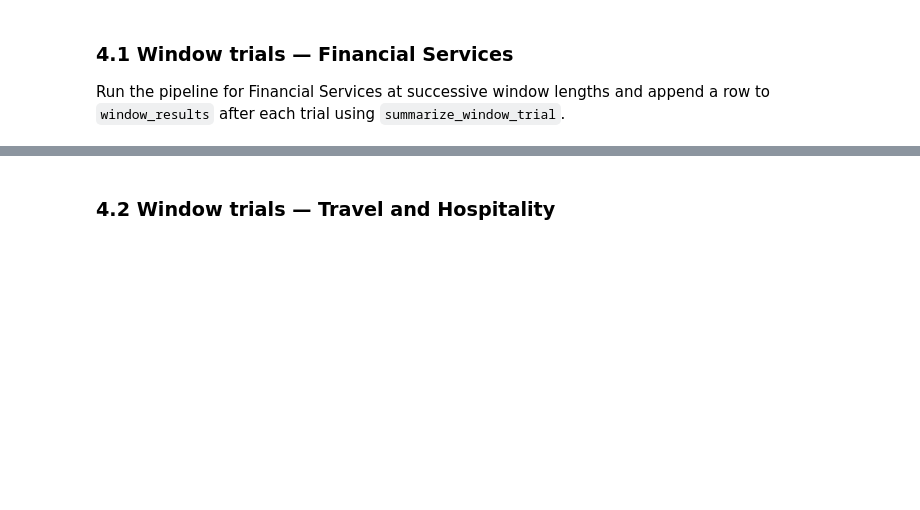
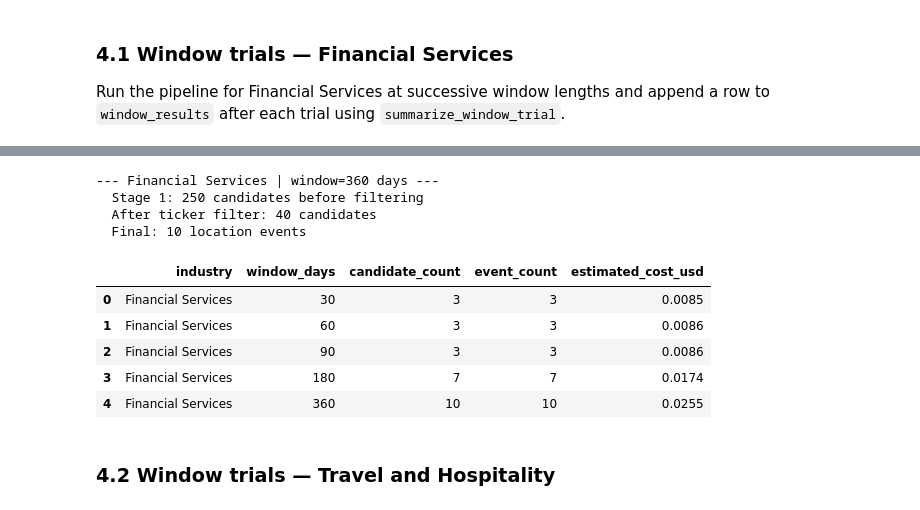
Before and after one commit to ProfessorPatrickSlatraigh/cis3120-spring2026, a Jupyter notebook: notebooks/MP03_Notebook_team_02.ipynb, the cells around one changed output, grey strips where cells are left out. Cells and saved outputs as stored; diff of their text form; code cells hidden in the pictures; blank space fills up the shorter version.

```diff
--- a/notebooks/MP03_Notebook_team_02.ipynb
+++ b/notebooks/MP03_Notebook_team_02.ipynb
@@ -556,0 +609,20 @@ window_results
+# %%
+fs_events_180 = run_industry_pipeline(
+    "Financial Services",
+    FINANCIAL_SERVICES_TICKERS,
+    FINANCIAL_SERVICES_PHRASES,
+    window_days=180,
+)
+fs_cost_180 = sum(
+    r.get("input_tokens", 0) * 0.000001 +
+    r.get("output_tokens", 0) * 0.000005
+    for r in fs_events_180
+)
+window_results = pd.concat([window_results, pd.DataFrame([summarize_window_trial(
+    industry_label="Financial Services",
+    window_days=180,
+    candidate_count=len(fs_events_180),
+    event_count=len(fs_events_180),
+    estimated_cost_usd=fs_cost_180,
+)])], ignore_index=True)
+window_results
@@ -557,3 +639,34 @@ window_results
+# %%
+fs_events_360 = run_industry_pipeline(
+    "Financial Services",
+    FINANCIAL_SERVICES_TICKERS,
+    FINANCIAL_SERVICES_PHRASES,
+    window_days=360,
+)
+fs_cost_360 = sum(
+    r.get("input_tokens", 0) * 0.000001 +
+    r.get("output_tokens", 0) * 0.000005
+    for r in fs_events_360
+)
+window_results = pd.concat([window_results, pd.DataFrame([summarize_window_trial(
+    industry_label="Financial Services",
+    window_days=360,
+    candidate_count=len(fs_events_360),
+    event_count=len(fs_events_360),
+    estimated_cost_usd=fs_cost_360,
+)])], ignore_index=True)
+window_results
+# %% [output]
+--- Financial Services | window=360 days ---
+  Stage 1: 250 candidates before filtering
+  After ticker filter: 40 candidates
+  Final: 10 location events
+|  | industry | window_days | candidate_count | event_count | estimated_cost_usd |
+| 0 | Financial Services | 30 | 3 | 3 | 0.0085 |
+| 1 | Financial Services | 60 | 3 | 3 | 0.0086 |
+| 2 | Financial Services | 90 | 3 | 3 | 0.0086 |
+| 3 | Financial Services | 180 | 7 | 7 | 0.0174 |
+| 4 | Financial Services | 360 | 10 | 10 | 0.0255 |
 # %% [markdown]
 ### 4.2 Window trials — Travel and Hospitality
 # %%
```
Also changed, not shown: parts of 11 cells of this notebook.
